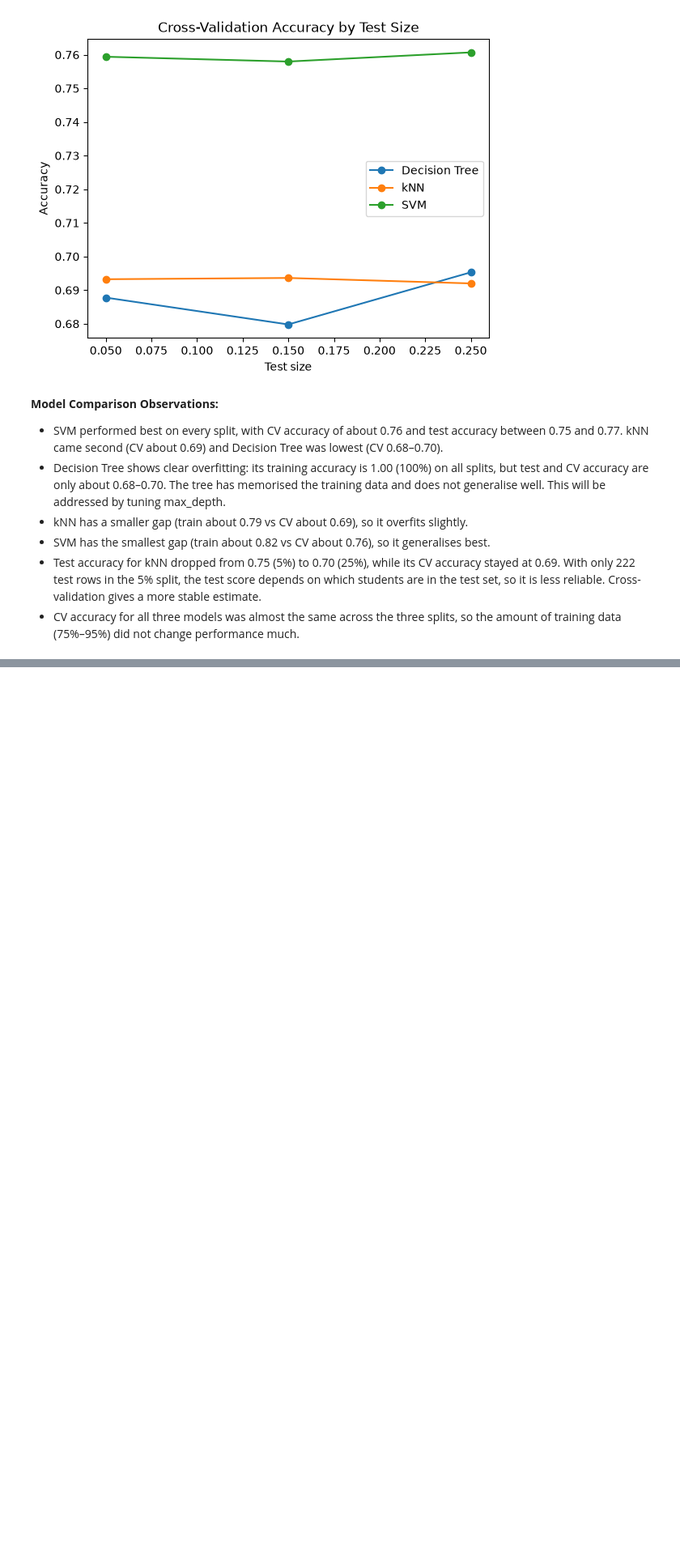
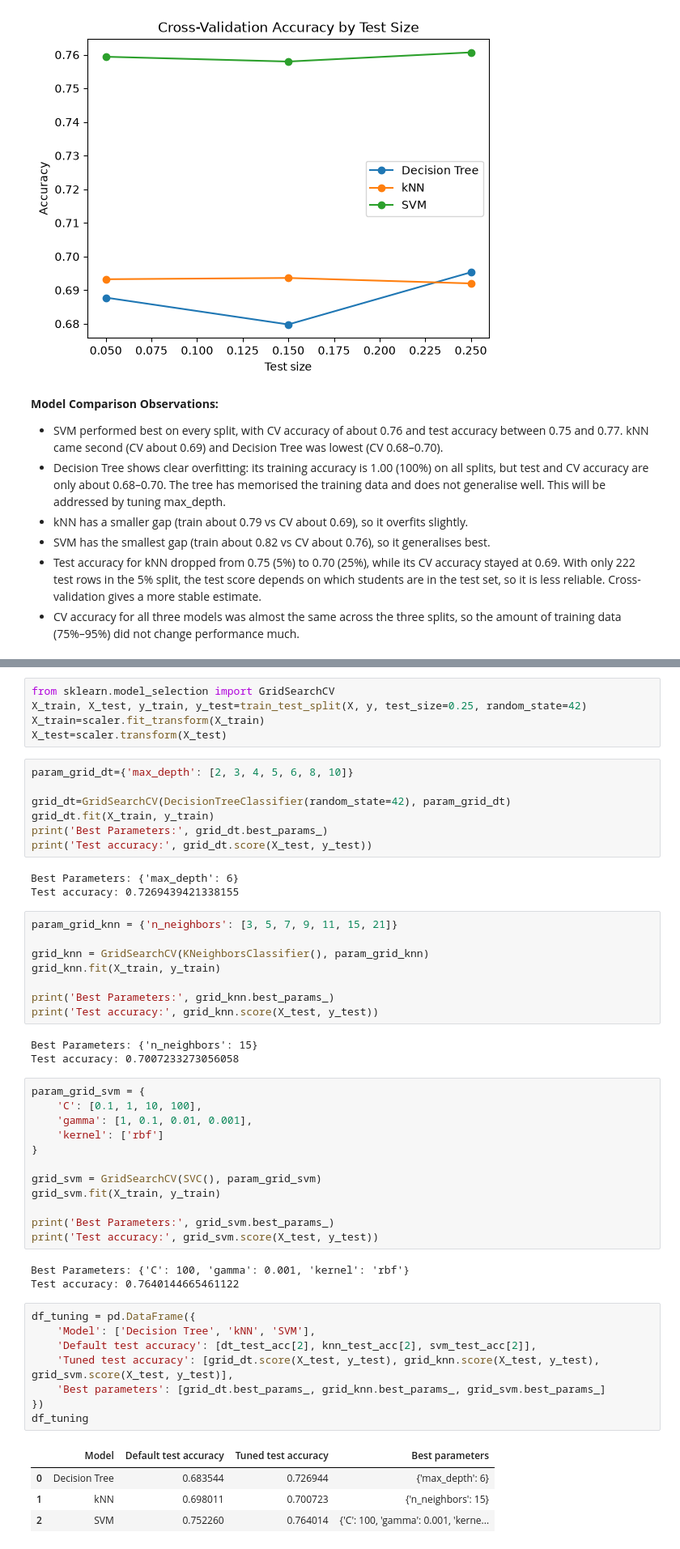
Before and after one commit to Yanjinkhorloo/Machine-Learning-2026, a Jupyter notebook: CA1_Machine_Learning_Yanjinkhorloo.ipynb, the cells around one changed output, grey strips where cells are left out. Shown at 81% size. Cells and saved outputs as stored; diff of their text form; blank space fills up the shorter version.

Commit message:
Hyperparameter tuning with GridSearchCV

```diff
--- a/CA1_Machine_Learning_Yanjinkhorloo.ipynb
+++ b/CA1_Machine_Learning_Yanjinkhorloo.ipynb
@@ -289,0 +293,54 @@ plt.show()
+# %%
+from sklearn.model_selection import GridSearchCV
+X_train, X_test, y_train, y_test=train_test_split(X, y, test_size=0.25, random_state=42)
+X_train=scaler.fit_transform(X_train)
+X_test=scaler.transform(X_test)
+# %%
+param_grid_dt={'max_depth': [2, 3, 4, 5, 6, 8, 10]}
+
+grid_dt=GridSearchCV(DecisionTreeClassifier(random_state=42), param_grid_dt)
+grid_dt.fit(X_train, y_train)
+print('Best Parameters:', grid_dt.best_params_)
+print('Test accuracy:', grid_dt.score(X_test, y_test))
+# %% [output]
+Best Parameters: {'max_depth': 6}
+Test accuracy: 0.7269439421338155
+# %%
+param_grid_knn = {'n_neighbors': [3, 5, 7, 9, 11, 15, 21]}
+
+grid_knn = GridSearchCV(KNeighborsClassifier(), param_grid_knn)
+grid_knn.fit(X_train, y_train)
+
+print('Best Parameters:', grid_knn.best_params_)
+print('Test accuracy:', grid_knn.score(X_test, y_test))
+# %% [output]
+Best Parameters: {'n_neighbors': 15}
+Test accuracy: 0.7007233273056058
+# %%
+param_grid_svm = {
+    'C': [0.1, 1, 10, 100],
+    'gamma': [1, 0.1, 0.01, 0.001],
+    'kernel': ['rbf']
+}
+
+grid_svm = GridSearchCV(SVC(), param_grid_svm)
+grid_svm.fit(X_train, y_train)
+
+print('Best Parameters:', grid_svm.best_params_)
+print('Test accuracy:', grid_svm.score(X_test, y_test))
+# %% [output]
+Best Parameters: {'C': 100, 'gamma': 0.001, 'kernel': 'rbf'}
+Test accuracy: 0.7640144665461122
+# %%
+df_tuning = pd.DataFrame({
+    'Model': ['Decision Tree', 'kNN', 'SVM'],
+    'Default test accuracy': [dt_test_acc[2], knn_test_acc[2], svm_test_acc[2]],
+    'Tuned test accuracy': [grid_dt.score(X_test, y_test), grid_knn.score(X_test, y_test), grid_svm.score(X_test, y_test)],
+    'Best parameters': [grid_dt.best_params_, grid_knn.best_params_, grid_svm.best_params_]
+})
+df_tuning
+# %% [output]
+|  | Model | Default test accuracy | Tuned test accuracy | Best parameters |
+| 0 | Decision Tree | 0.683544 | 0.726944 | {'max_depth': 6} |
+| 1 | kNN | 0.698011 | 0.700723 | {'n_neighbors': 15} |
+| 2 | SVM | 0.752260 | 0.764014 | {'C': 100, 'gamma': 0.001, 'kerne... |
```
Also changed, not shown: parts of 2 cells of this notebook.
